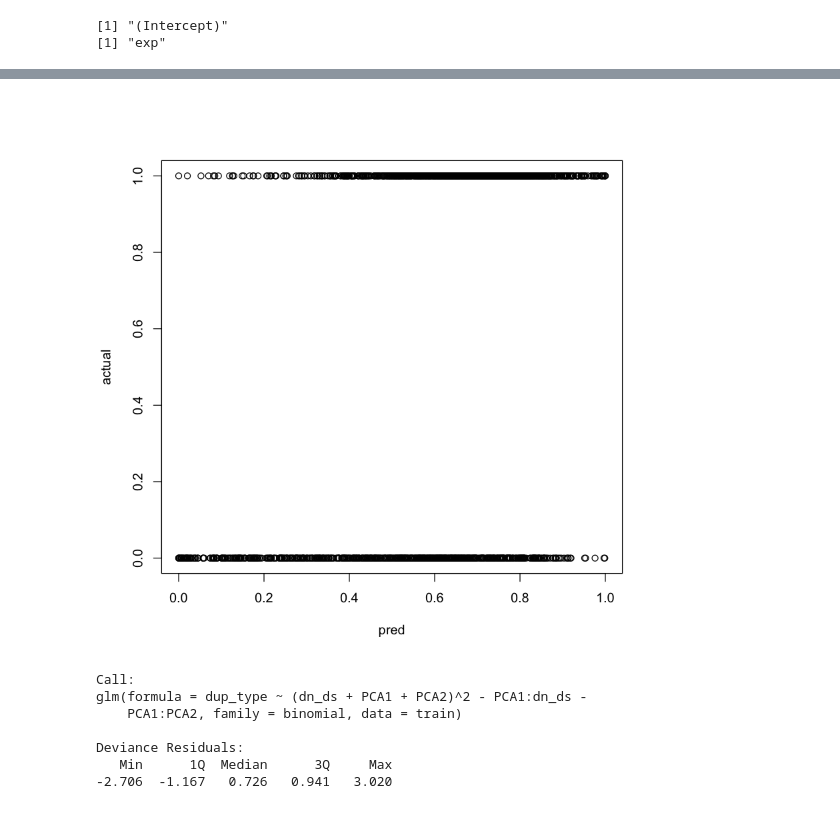
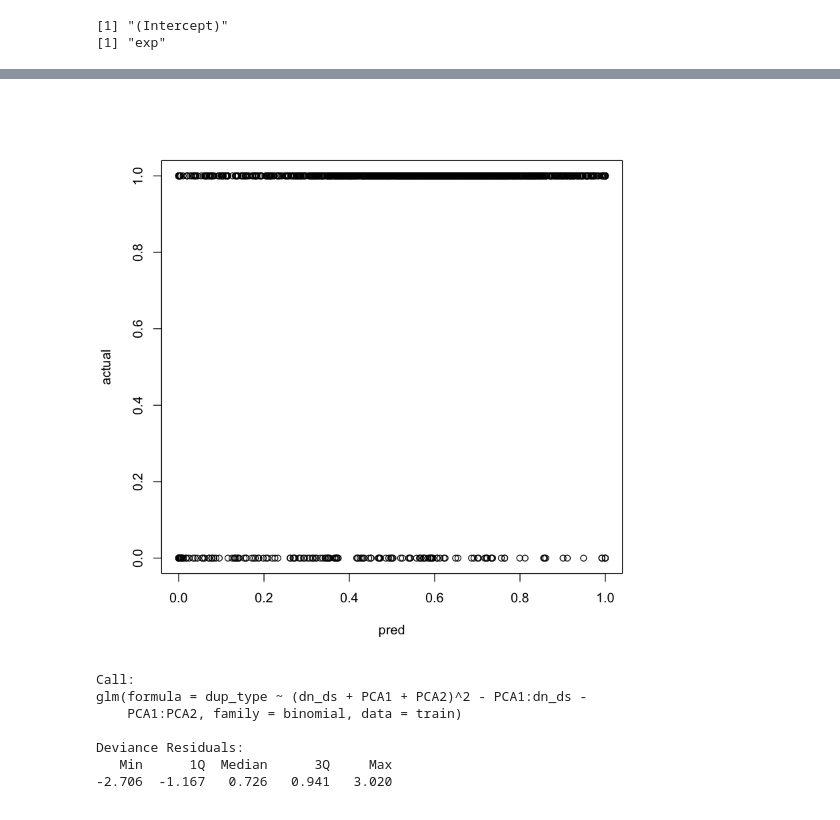
Before and after one commit to ZoeVance/data_cleaning_backup, a Jupyter notebook: R stats.ipynb, the cells around one changed output, grey strips where cells are left out. Cells and saved outputs as stored; diff of their text form; code cells hidden in the pictures.

```diff
--- a/R stats.ipynb
+++ b/R stats.ipynb
@@ -204,9 +204,9 @@ for(i in 1:length(s$coefficients[,'Pr(>|t|)']))
 [1] "(Intercept)"
 [1] "exp"
 # %%
-train <- final_df[1:4000,]
-test <- final_df[4001:nrow(final_df),]
-model <- glm(dup_type ~ . ^2, data = train, family = binomial)
+# train <- final_df[1:4000,]
+# test <- final_df[4001:nrow(final_df),]
+model <- glm(dup_type ~ . ^4, data = train, family = binomial)
 pred <- predict(model, test, type='response')
 actual <- test$dup_type
 plot(pred, actual)
@@ -214,4 +216,4 @@ plot(pred, actual)
-[figure, old version]
+[figure, new version]
 # %%
 model2 <- glm(dup_type ~ (dn_ds + PCA1 + PCA2)^2 -PCA1:dn_ds -PCA1:PCA2, data = train, family = binomial)
 
```
Also changed, not shown: parts of 12 cells of this notebook, 3 other files.
